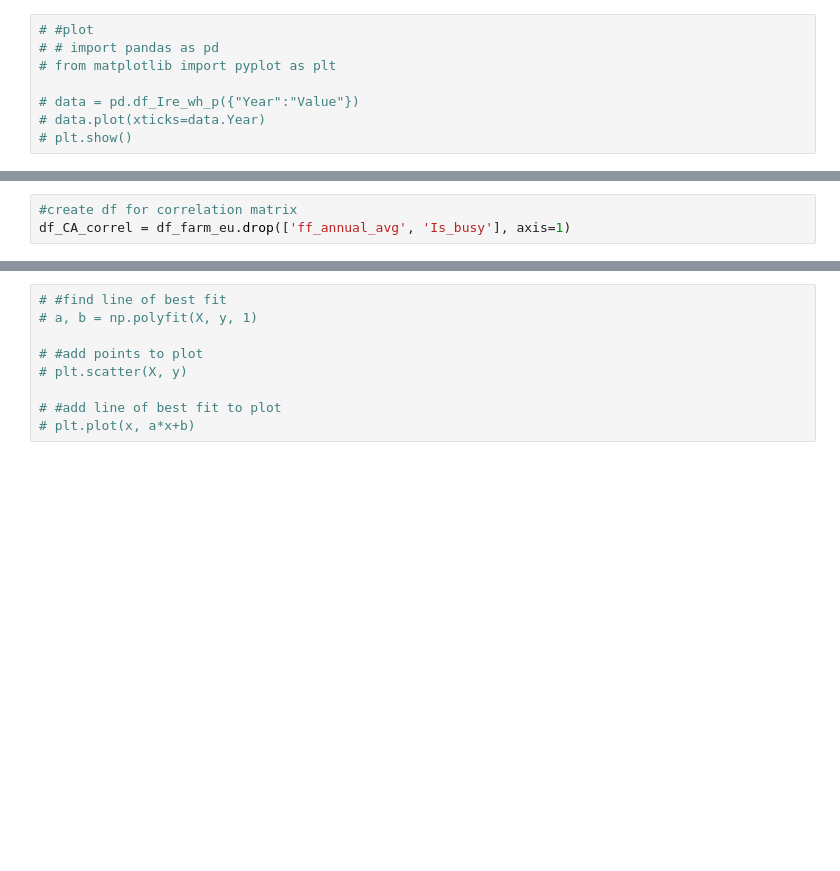
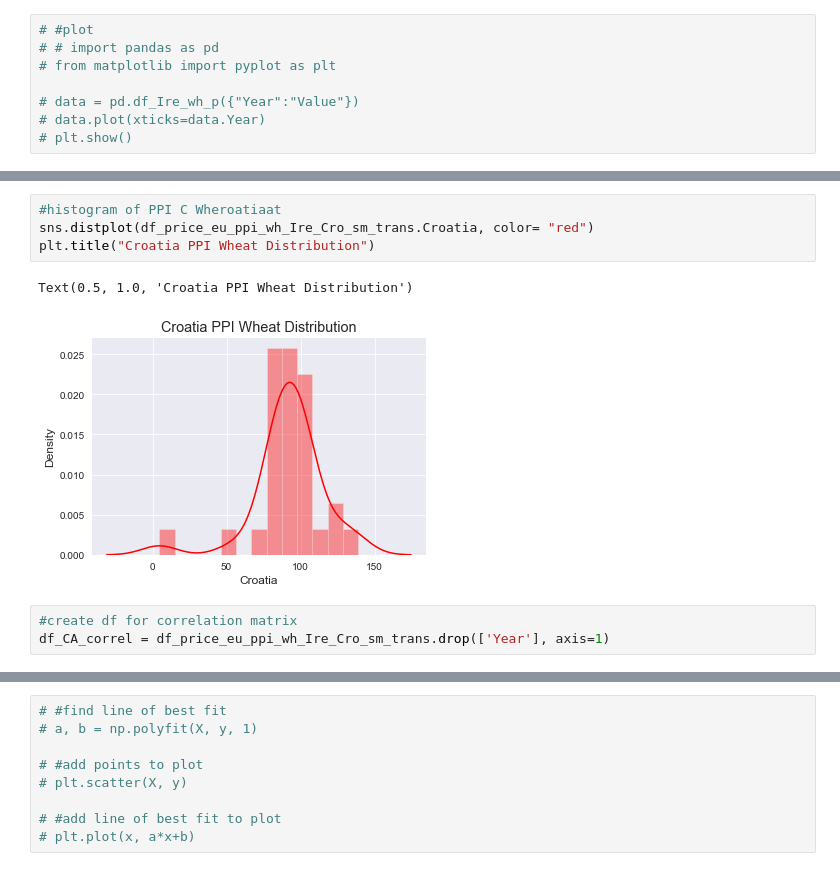
Before and after one commit to sba22218/MSc_GitHub_CA2, a Jupyter notebook: MM_Data_Explore_and_viz_postprocessed-Copy1.ipynb, the cells around one changed output, grey strips where cells are left out. Cells and saved outputs as stored; diff of their text form; blank space fills up the shorter version.

```diff
--- a/MM_Data_Explore_and_viz_postprocessed-Copy1.ipynb
+++ b/MM_Data_Explore_and_viz_postprocessed-Copy1.ipynb
@@ -698,6 +703,13 @@ sns.distplot(df_Ire_wh_p.Value)
+# %%
+#histogram of PPI C Wheroatiaat
+sns.distplot(df_price_eu_ppi_wh_Ire_Cro_sm_trans.Croatia, color= "red")
+plt.title("Croatia PPI Wheat Distribution")
+# %% [output]
+Text(0.5, 1.0, 'Croatia PPI Wheat Distribution')
+[figure, added]
 # %%
 #create df for correlation matrix
-df_CA_correl = df_farm_eu.drop(['ff_annual_avg', 'Is_busy'], axis=1)
+df_CA_correl = df_price_eu_ppi_wh_Ire_Cro_sm_trans.drop(['Year'], axis=1)
 # %%
 # correl table
 df_CA_correl.corr()
```
Also changed, not shown: parts of 36 cells of this notebook, 4 other files.
